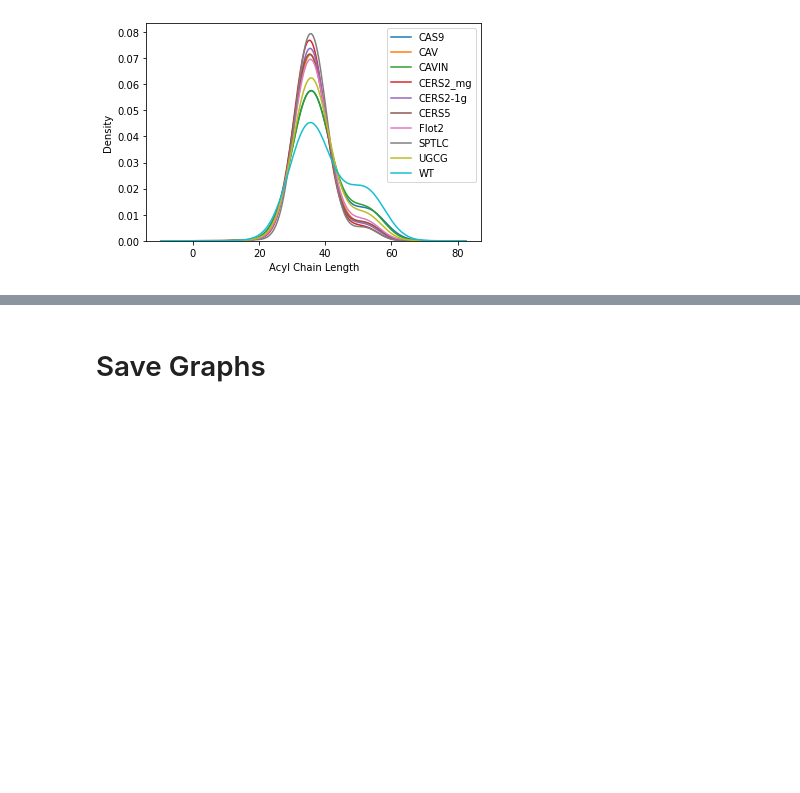
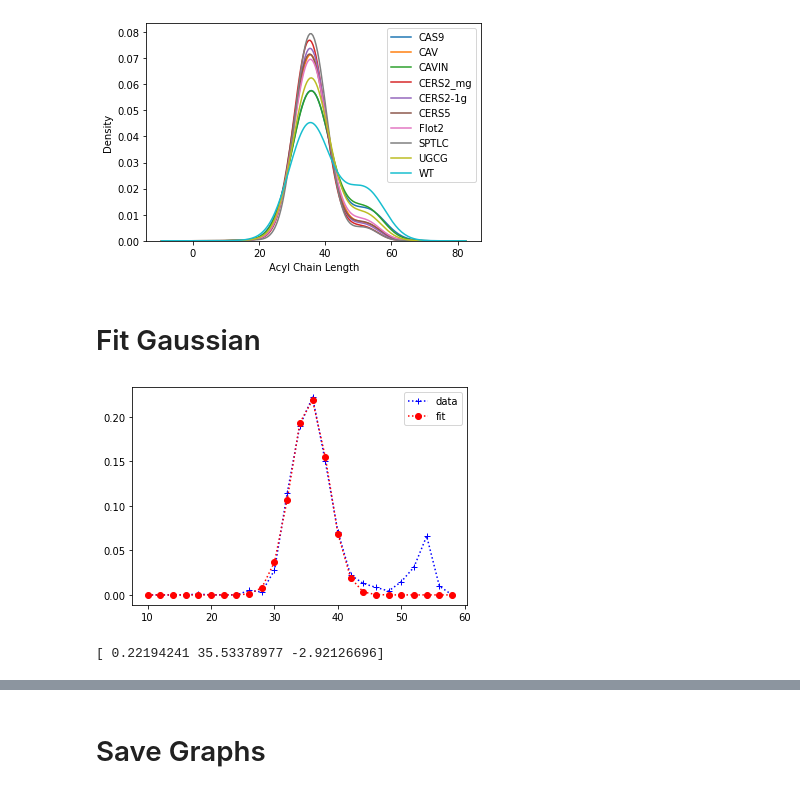
Before and after one commit to hn1902/lipids-proj-new, a Jupyter notebook: chain_length_distribution.ipynb, the cells around one changed output, grey strips where cells are left out. Cells and saved outputs as stored; diff of their text form; code cells hidden in the pictures; blank space fills up the shorter version.

Commit message:
fitted gaussian curve to chain length graphs

```diff
--- a/chain_length_distribution.ipynb
+++ b/chain_length_distribution.ipynb
@@ -416,3 +416,5 @@ side_by_side_err = alt.hconcat(*chart_list[:3]) & alt.hconcat(*chart_list[3:6])
 # side_by_side_error
 # %% [output]
 [figure]
+# %% [markdown]
+# Fit Gaussian
@@ -418,0 +426,22 @@ side_by_side_err = alt.hconcat(*chart_list[:3]) & alt.hconcat(*chart_list[3:6])
+# %%
+# data
+x = ptns[(ptns['Acyl Chain Length'] % 2 == 0)]['Acyl Chain Length']
+y = ptns['CAS9'].loc[x.index]
+
+n = len(x)                          #the number of data
+mean = sum(x*y)/n                   #note this correction
+sigma = sum(y*(x-mean)**2)/n        #note this correction
+
+def gaus(x,a,x0,sigma):
+    return a*np.exp(-(x-x0)**2/(2*sigma**2))
+
+popt,pcov = curve_fit(gaus,x,y,p0=[1,mean,sigma])
+
+plt.plot(x,y,'b+:',label='data')
+plt.plot(x,gaus(x,*popt),'ro:',label='fit')
+plt.legend()
+plt.show()
+print(popt)
+# %% [output]
+[figure, added]
+[ 0.22194241 35.53378977 -2.92126696]
```
Also changed, not shown: parts of 5 cells of this notebook, 1 other file.
